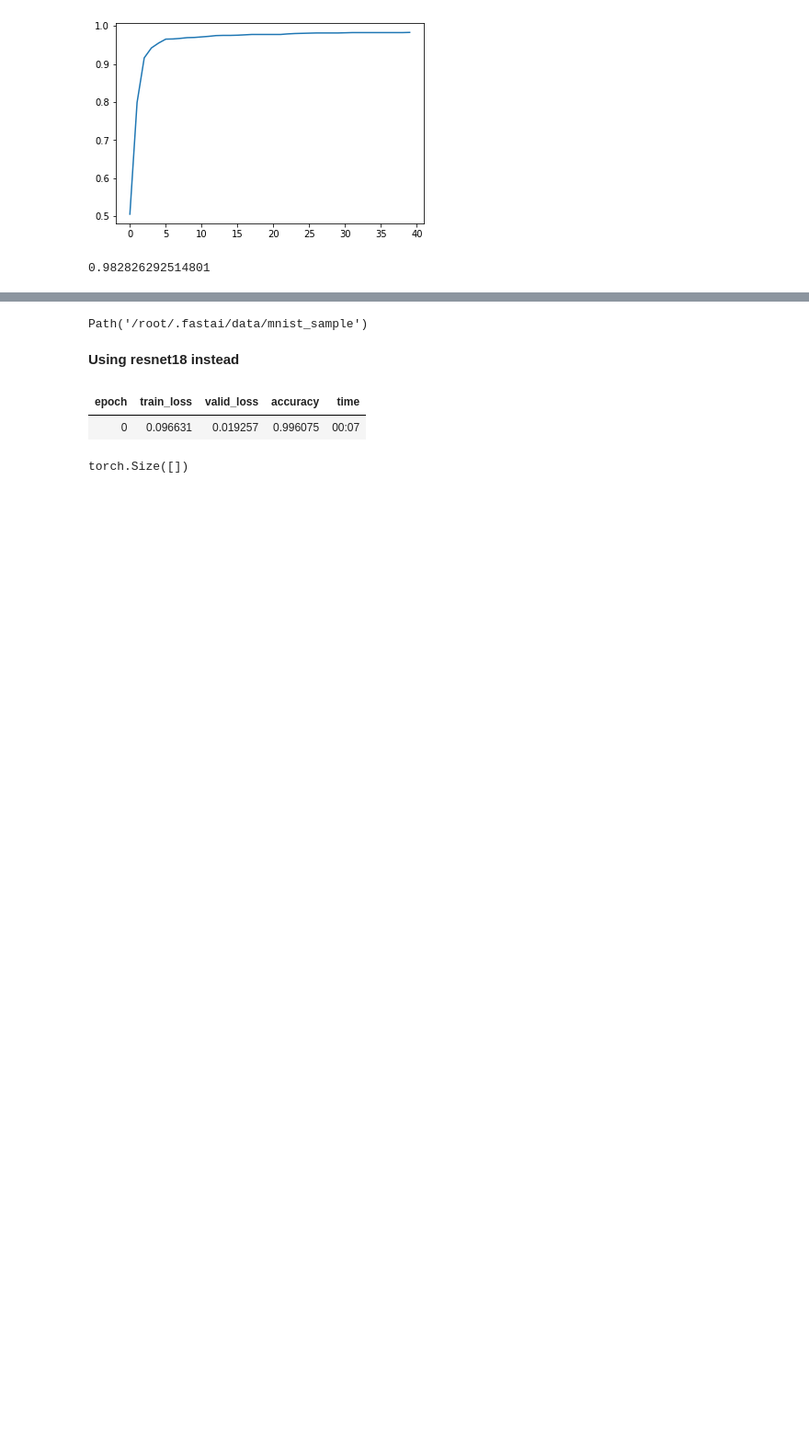
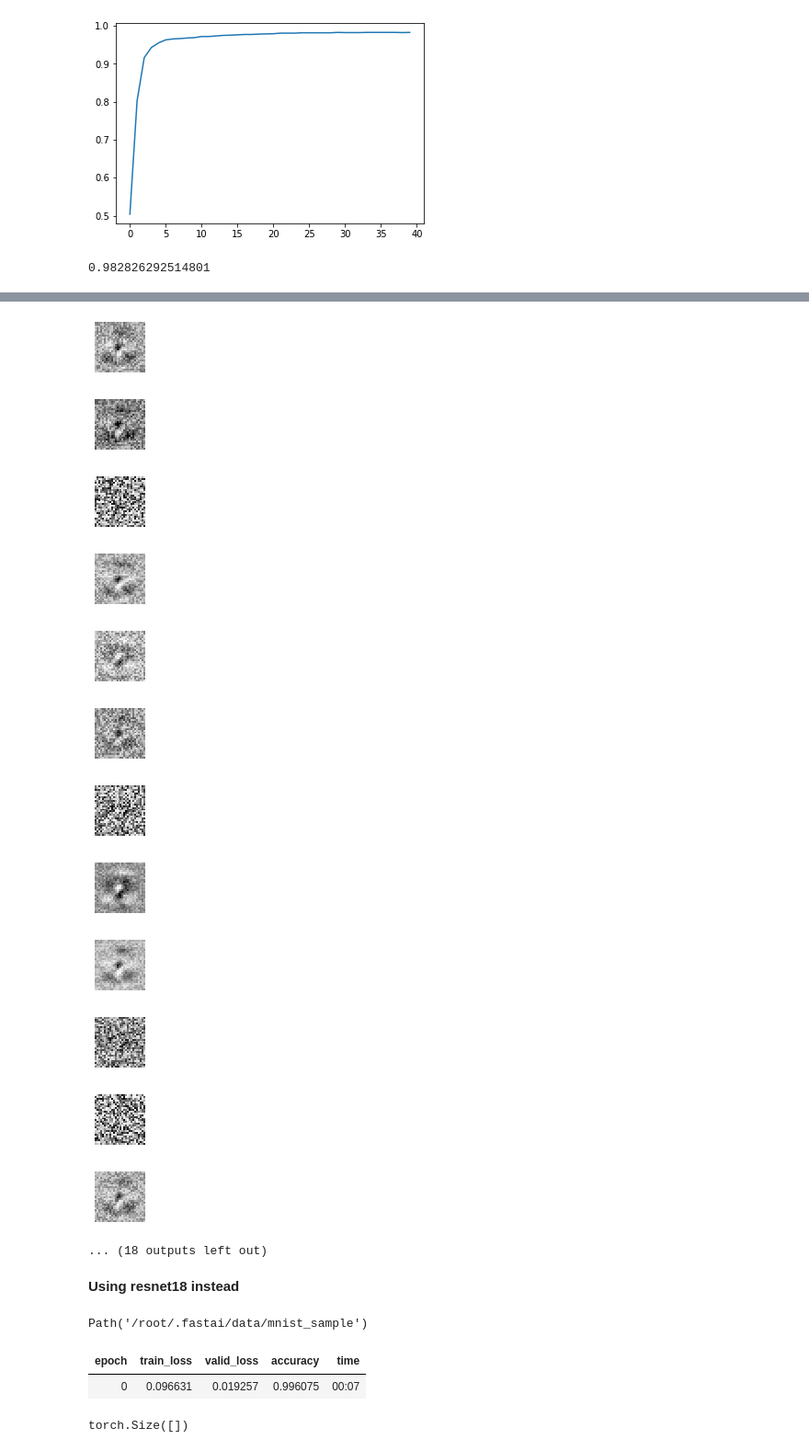
Before and after one commit to alphonsorob/fastbook, a Jupyter notebook: nn_basic.ipynb, the cells around one changed output, grey strips where cells are left out. Shown: that part at 92% size. Cells and saved outputs as stored; diff of their text form; code cells hidden in the pictures; blank space fills up the shorter version.

```diff
--- a/nn_basic.ipynb
+++ b/nn_basic.ipynb
@@ -332,9 +350,25 @@ learn.recorder.values[-1][2]
+# %%
+for i in range(30): show_image(w[i].view(28,28))
+# %% [output]
+[figure, added]
+[figure, added]
+[figure, added]
+[figure, added]
+[figure, added]
+[figure, added]
+[figure, added]
+[figure, added]
+[figure, added]
+[figure, added]
+[figure, added]
+[figure, added]
+... (18 outputs left out)
+# %% [markdown]
+**Using resnet18 instead**
 # %%
 path
 # %% [output]
 Path('/root/.fastai/data/mnist_sample')
-# %% [markdown]
-**Using resnet18 instead**
 # %%
 dls2 = ImageDataLoaders.from_folder(path)
 learn = cnn_learner(dls2, resnet18, pretrained=False,
```
Also changed, not shown: parts of 6 cells of this notebook, 1 other file.
